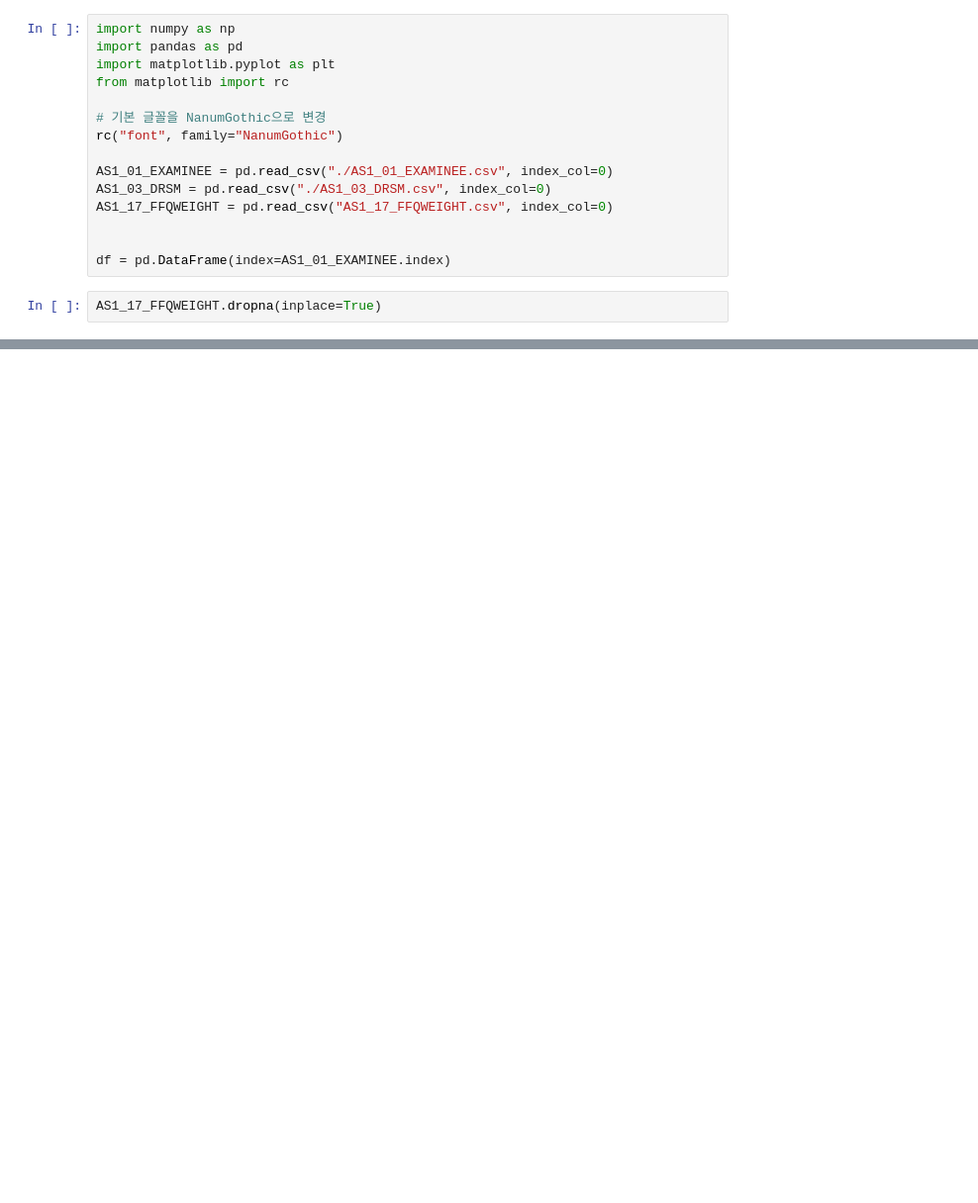
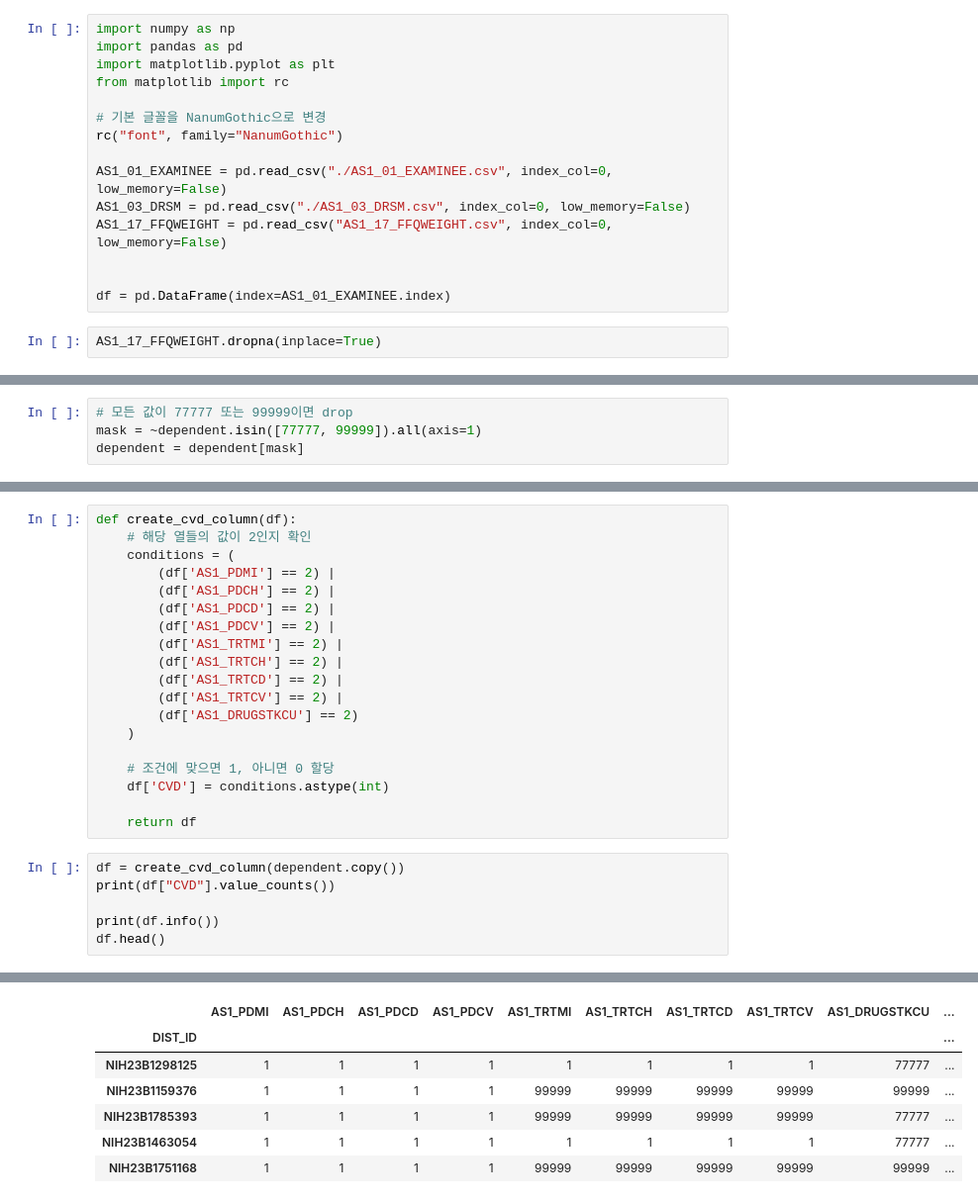
Before and after one commit to SH22Hwang/KoGES_CVD, a Jupyter notebook: NQ/make_nq.ipynb, the cells around one changed output, grey strips where cells are left out. Shown: that part at 99% size. Cells and saved outputs as stored; diff of their text form; blank space fills up the shorter version.

```diff
--- a/NQ/make_nq.ipynb
+++ b/NQ/make_nq.ipynb
@@ -7,9 +7,9 @@ from matplotlib import rc
 # 기본 글꼴을 NanumGothic으로 변경
 rc("font", family="NanumGothic")
 
-AS1_01_EXAMINEE = pd.read_csv("./AS1_01_EXAMINEE.csv", index_col=0)
-AS1_03_DRSM = pd.read_csv("./AS1_03_DRSM.csv", index_col=0)
-AS1_17_FFQWEIGHT = pd.read_csv("AS1_17_FFQWEIGHT.csv", index_col=0)
+AS1_01_EXAMINEE = pd.read_csv("./AS1_01_EXAMINEE.csv", index_col=0, low_memory=False)
+AS1_03_DRSM = pd.read_csv("./AS1_03_DRSM.csv", index_col=0, low_memory=False)
+AS1_17_FFQWEIGHT = pd.read_csv("AS1_17_FFQWEIGHT.csv", index_col=0, low_memory=False)
 
 
 df = pd.DataFrame(index=AS1_01_EXAMINEE.index)
@@ -40,0 +59,4 @@ dependent.head()
+# %%
+# 모든 값이 77777 또는 99999이면 drop
+mask = ~dependent.isin([77777, 99999]).all(axis=1)
+dependent = dependent[mask]
@@ -40,0 +83,26 @@ dependent.head()
+# %%
+def create_cvd_column(df):
+    # 해당 열들의 값이 2인지 확인
+    conditions = (
+        (df['AS1_PDMI'] == 2) |
+        (df['AS1_PDCH'] == 2) |
+        (df['AS1_PDCD'] == 2) |
+        (df['AS1_PDCV'] == 2) |
+        (df['AS1_TRTMI'] == 2) |
+        (df['AS1_TRTCH'] == 2) |
+        (df['AS1_TRTCD'] == 2) |
+        (df['AS1_TRTCV'] == 2) |
+        (df['AS1_DRUGSTKCU'] == 2)
+    )
+
+    # 조건에 맞으면 1, 아니면 0 할당
+    df['CVD'] = conditions.astype(int)
+
+    return df
+# %%
+df = create_cvd_column(dependent.copy())
+print(df["CVD"].value_counts())
+
+print(df.info())
+df.head()
+# %% [output]
@@ -40,0 +126,7 @@ dependent.head()
+|  | AS1_PDMI | AS1_PDCH | AS1_PDCD | AS1_PDCV | AS1_TRTMI | AS1_TRTCH | AS1_TRTCD | AS1_TRTCV | AS1_DRUGSTKCU | ... |
+| DIST_ID |  |  |  |  |  |  |  |  |  | ... |
+| NIH23B1298125 | 1 | 1 | 1 | 1 | 1 | 1 | 1 | 1 | 77777 | ... |
+| NIH23B1159376 | 1 | 1 | 1 | 1 | 99999 | 99999 | 99999 | 99999 | 99999 | ... |
+| NIH23B1785393 | 1 | 1 | 1 | 1 | 99999 | 99999 | 99999 | 99999 | 77777 | ... |
+| NIH23B1463054 | 1 | 1 | 1 | 1 | 1 | 1 | 1 | 1 | 77777 | ... |
+| NIH23B1751168 | 1 | 1 | 1 | 1 | 99999 | 99999 | 99999 | 99999 | 99999 | ... |
```
Also changed, not shown: parts of 21 cells of this notebook, 1 other file.
